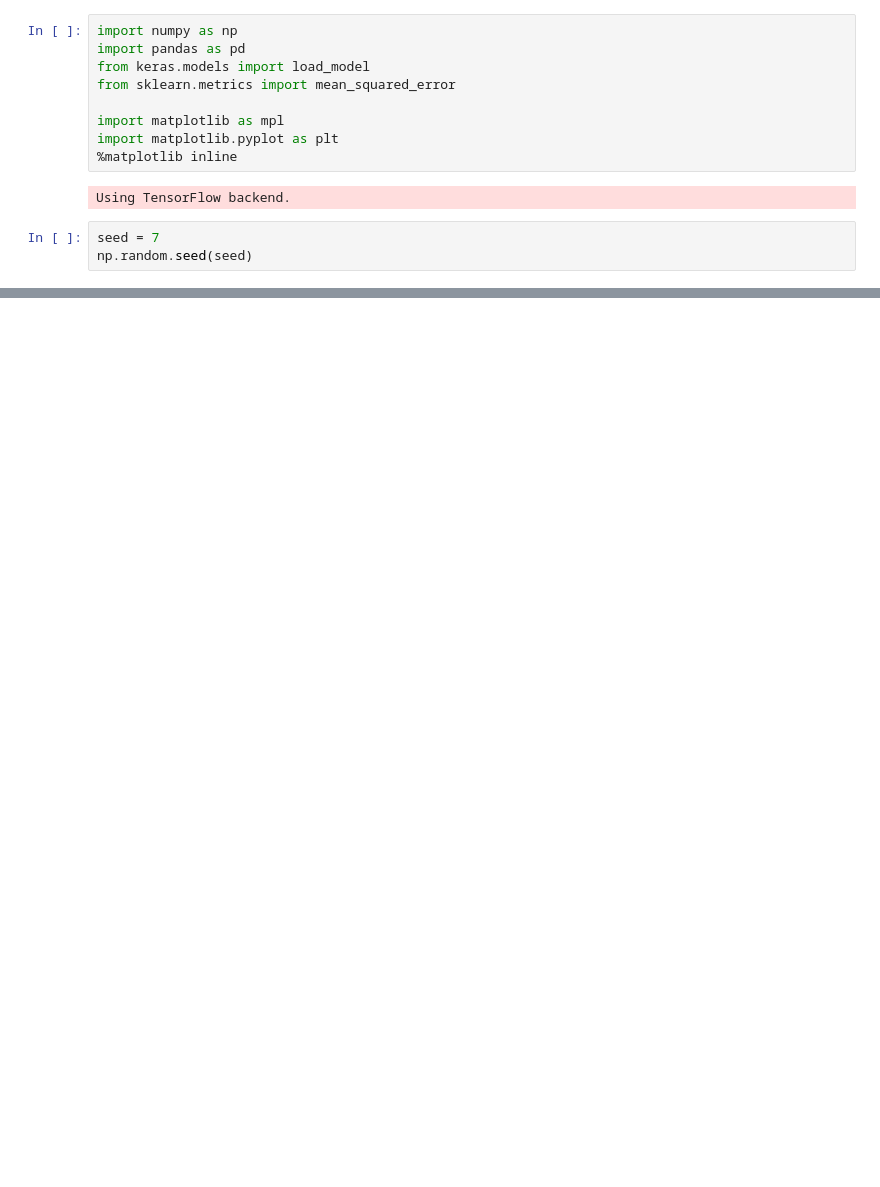
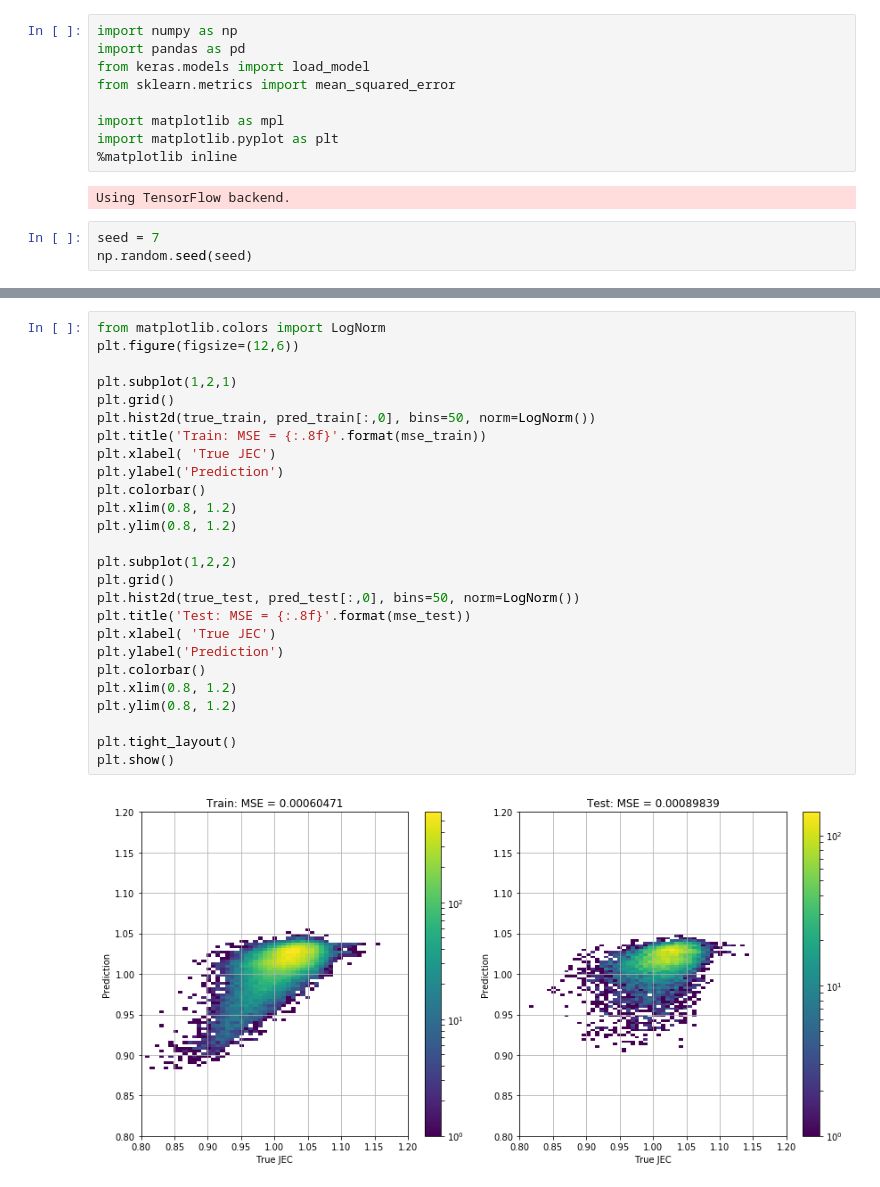
Before and after one commit to MLBasedJEC/DeepJEC, a Jupyter notebook: validate_cnn.ipynb, the cells around one changed output, grey strips where cells are left out. Cells and saved outputs as stored; diff of their text form; blank space fills up the shorter version.

```diff
--- a/validate_cnn.ipynb
+++ b/validate_cnn.ipynb
@@ -301,0 +62,28 @@ plt.show()
+# %%
+from matplotlib.colors import LogNorm
+plt.figure(figsize=(12,6))
+
+plt.subplot(1,2,1)
+plt.grid()
+plt.hist2d(true_train, pred_train[:,0], bins=50, norm=LogNorm())
+plt.title('Train: MSE = {:.8f}'.format(mse_train))
+plt.xlabel( 'True JEC')
+plt.ylabel('Prediction')
+plt.colorbar()
+plt.xlim(0.8, 1.2)
+plt.ylim(0.8, 1.2)
+
+plt.subplot(1,2,2)
+plt.grid()
+plt.hist2d(true_test, pred_test[:,0], bins=50, norm=LogNorm())
+plt.title('Test: MSE = {:.8f}'.format(mse_test))
+plt.xlabel( 'True JEC')
+plt.ylabel('Prediction')
+plt.colorbar()
+plt.xlim(0.8, 1.2)
+plt.ylim(0.8, 1.2)
+
+plt.tight_layout()
+plt.show()
+# %% [output]
+[figure, added]
```
Also changed, not shown: parts of 38 cells of this notebook, 2 other files.
